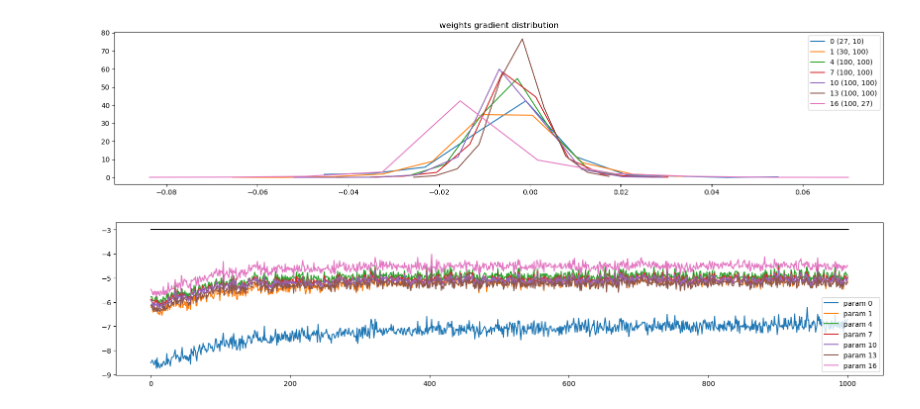
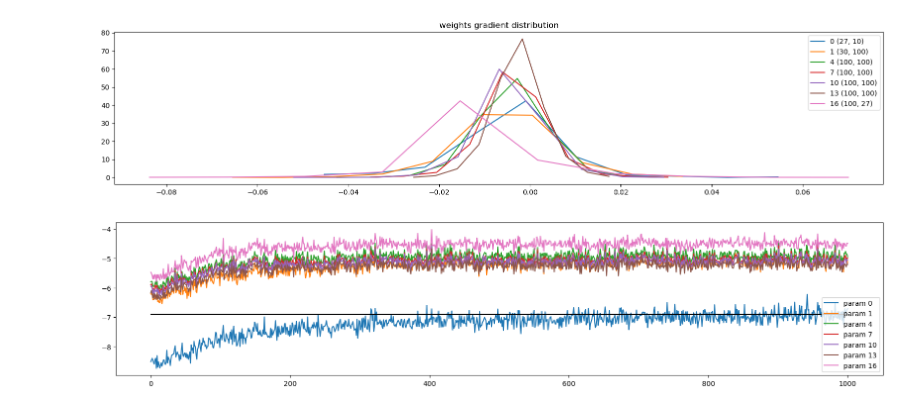
Before and after one commit to empreon/somegrad, a Jupyter notebook: examples/04_mlp2_language_model.ipynb, the cells around one changed output. Saved outputs shown, nothing was run; the diff lists cells and outputs as text; code cells hidden in the pictures.

Commit message:
Add optimizer class usage and chnage the indicator for Update-to-Data Ratio

```diff
--- a/examples/04_mlp2_language_model.ipynb
+++ b/examples/04_mlp2_language_model.ipynb
@@ -88,6 +89,8 @@ max_steps = 200000
 batch_size = 32
 lossi = []
 ud = []
+
+optimizer = SGD(parameters, lr=0.1)
 
 for i in range(max_steps):
 
@@ -103,20 +106,17 @@ for i in range(max_steps):
     loss = F.cross_entropy(x, Yb) # loss function
 
     # backward pass
-    for p in parameters:
-        p.grad = np.zeros_like(p.data)
+    optimizer.zero_grad()
     loss.backward()
 
     # update
-    lr = 0.1
-    for p in parameters:
-        p.data += -lr * p.grad
+    optimizer.step()
 
     # track stats
     if i % 10000 == 0: # print every once in a while
         print(f'{i:7d}/{max_steps:7d}: {loss.data.item():.4f}')
     lossi.append(loss.log().data.item())
-    ud.append([((lr*p.grad).std() / p.std()).log().data.item() for p in parameters])
+    ud.append([((optimizer.lr*p.grad).std() / p.std()).log().data.item() for p in parameters])
 
     if i >= 1000:
         break # AFTER_DEBUG: would take out obviously to run full optimization
@@ -189,11 +189,11 @@ weight  (100, 27) | mean -0.000053 | std 1.152161e-02 | grad:data ratio 1.123107
 # %%
 plt.figure(figsize=(20, 4))
 legends = []
 for i,p in enumerate(parameters):
   if p.data.ndim == 2:
     plt.plot([ud[j][i] for j in range(len(ud))])
     legends.append('param %d' % i)
-plt.plot([0, len(ud)], [-3, -3], 'k') # these ratios should be ~1e-3, indicate on plot
+plt.plot([0, len(ud)], [-6.9, -6.9], 'k') # these ratios should be ~1e-3, indicate on plot
 plt.legend(legends);
 # %% [output]
-[figure, old version]
+[figure, new version]
```
Also changed, not shown: parts of 1 cell of this notebook.
